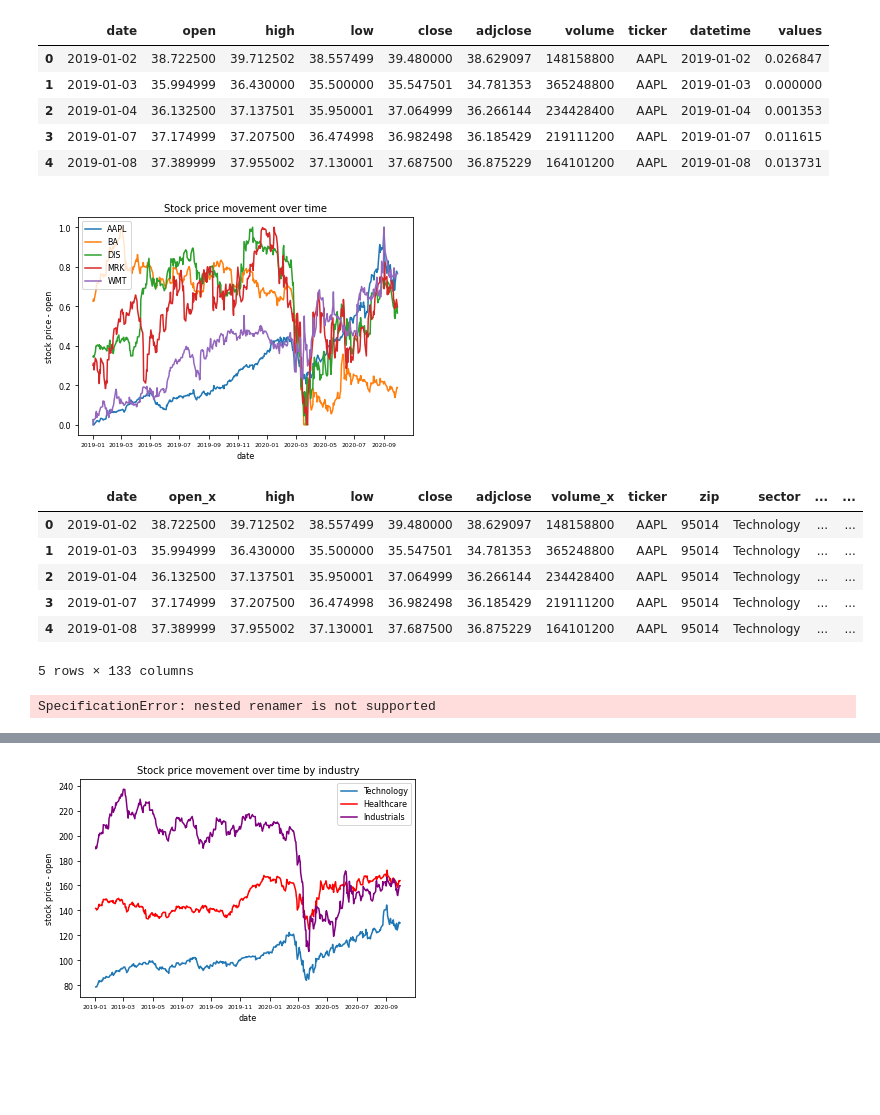
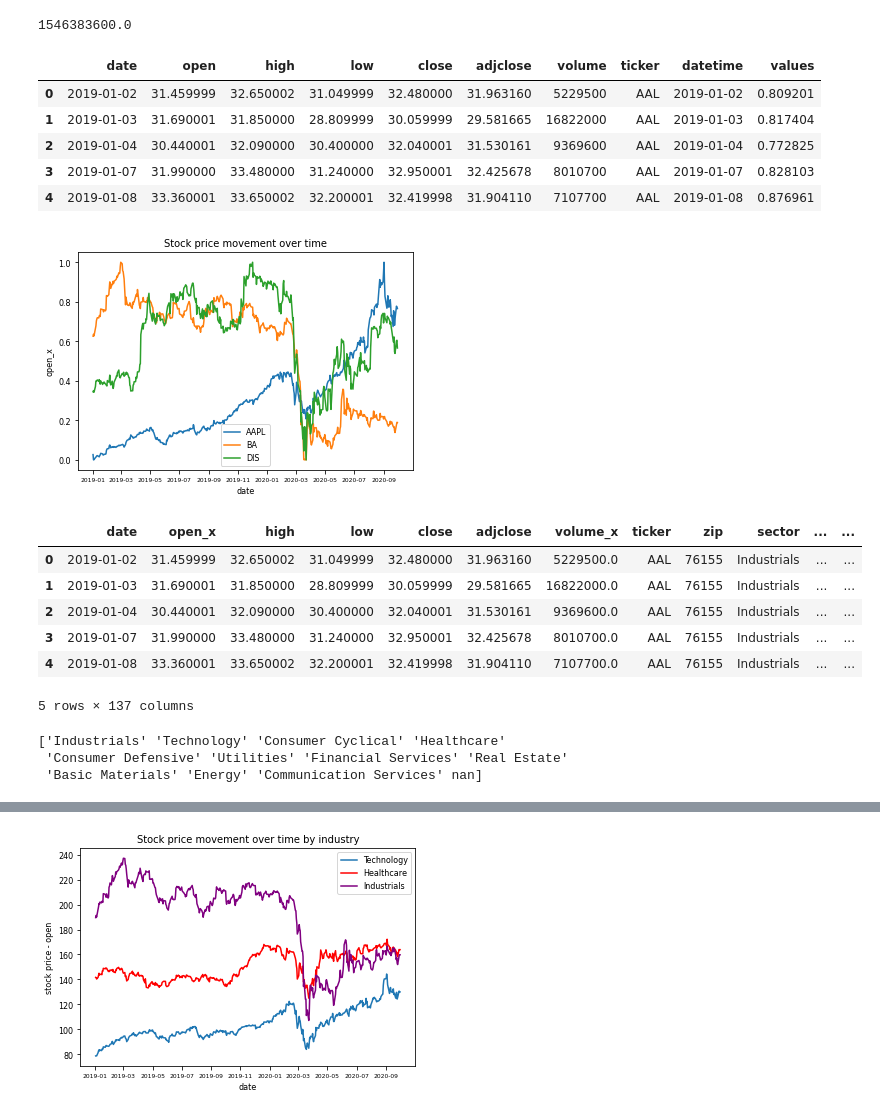
Before and after one commit to veronikahalamkova/da_projekt, a Jupyter notebook: plots.ipynb, the cells around one changed output, grey strips where cells are left out. Cells and saved outputs as stored; diff of their text form; code cells hidden in the pictures; blank space fills up the shorter version.

```diff
--- a/plots.ipynb
+++ b/plots.ipynb
@@ -10,4 +10,6 @@ import time
 import datetime
 s = "2019-01-02"
 time.mktime(datetime.datetime.strptime(s, "%Y-%m-%d").timetuple())
-df["datetime"] = df["date"].apply(lambda s: datetime.datetime.strptime(s, "%Y-%m-%d"))
+#df["datetime"] = df["date"].apply(lambda s: datetime.datetime.strptime(s, "%Y-%m-%d"))
+# %% [output]
+1546383600.0
@@ -14,5 +18,5 @@ df["datetime"] = df["date"].apply(lambda s: datetime.datetime.strptime(s, "%Y-%m
 # %%
-path = os.path.join("output", "dow", "download", "*2019-01-02_2020-09-30.csv")
+path = os.path.join("output", f"{index_choice}", "download", "*2019-01-02_2020-09-30.csv")
 stocks=glob.glob(path)
 
 stock_list= []
@@ -24,7 +28,7 @@ for file in stocks:
 
 series= []
 for stock in stock_list:
-    path= os.path.join(f"output", "dow", "download", f"{stock}_2019-01-02_2020-09-30.csv")
+    path= os.path.join(f"output", f"{index_choice}", "download", f"{stock}_2019-01-02_2020-09-30.csv")
     df = pd.read_csv(path, encoding="UTF8")
     def rename(col):
         if col.startswith("Unnamed: "):
@@ -47,11 +51,11 @@ temp_df=series[0]
 temp_df.head()
 # %% [output]
 |  | date | open | high | low | close | adjclose | volume | ticker | datetime | values |
-| 0 | 2019-01-02 | 38.722500 | 39.712502 | 38.557499 | 39.480000 | 38.629097 | 148158800 | AAPL | 2019-01-02 | 0.026847 |
-| 1 | 2019-01-03 | 35.994999 | 36.430000 | 35.500000 | 35.547501 | 34.781353 | 365248800 | AAPL | 2019-01-03 | 0.000000 |
-| 2 | 2019-01-04 | 36.132500 | 37.137501 | 35.950001 | 37.064999 | 36.266144 | 234428400 | AAPL | 2019-01-04 | 0.001353 |
-| 3 | 2019-01-07 | 37.174999 | 37.207500 | 36.474998 | 36.982498 | 36.185429 | 219111200 | AAPL | 2019-01-07 | 0.011615 |
-| 4 | 2019-01-08 | 37.389999 | 37.955002 | 37.130001 | 37.687500 | 36.875229 | 164101200 | AAPL | 2019-01-08 | 0.013731 |
+| 0 | 2019-01-02 | 31.459999 | 32.650002 | 31.049999 | 32.480000 | 31.963160 | 5229500 | AAL | 2019-01-02 | 0.809201 |
+| 1 | 2019-01-03 | 31.690001 | 31.850000 | 28.809999 | 30.059999 | 29.581665 | 16822000 | AAL | 2019-01-03 | 0.817404 |
+| 2 | 2019-01-04 | 30.440001 | 32.090000 | 30.400000 | 32.040001 | 31.530161 | 9369600 | AAL | 2019-01-04 | 0.772825 |
+| 3 | 2019-01-07 | 31.990000 | 33.480000 | 31.240000 | 32.950001 | 32.425678 | 8010700 | AAL | 2019-01-07 | 0.828103 |
+| 4 | 2019-01-08 | 33.360001 | 33.650002 | 32.200001 | 32.419998 | 31.904110 | 7107700 | AAL | 2019-01-08 | 0.876961 |
 # %%
 SMALL_SIZE = 6
 MEDIUM_SIZE = 8
@@ -65,15 +69,15 @@ plt.rc('ytick', labelsize=MEDIUM_SIZE)    # fontsize of the tick labels
 plt.rc('legend', fontsize=MEDIUM_SIZE)    # legend fontsize
 plt.rc('figure', titlesize=BIGGER_SIZE)
 # %%
-top5=["AAPL","BA","DIS","MRK","WMT"]
+top3=["AAPL","BA","DIS"]
 for index in range(len(series)):
-    if series[index]["ticker"].values[0] in top5:
+    if series[index]["ticker"].values[0] in top3:
         plt.plot("datetime", "values", label = stock_list[index], data = series[index])
 plt.xlabel('date')
-plt.ylabel('stock price - open')
+plt.ylabel('open_x')
 plt.title('Stock price movement over time')
 plt.legend()
 plt.show()
 # %% [output]
-[figure, old version]
+[figure, new version]
 # %%
@@ -83,10 +87,10 @@ dow_df["datetime"] = dow_df["date"].apply(lambda s: datetime.datetime.strptime(s
 # %%
-dow_df.head()
+final_df.head()
 # %% [output]
 |  | date | open_x | high | low | close | adjclose | volume_x | ticker | zip | sector | ... | ... |
-| 0 | 2019-01-02 | 38.722500 | 39.712502 | 38.557499 | 39.480000 | 38.629097 | 148158800 | AAPL | 95014 | Technology | ... | ... |
-| 1 | 2019-01-03 | 35.994999 | 36.430000 | 35.500000 | 35.547501 | 34.781353 | 365248800 | AAPL | 95014 | Technology | ... | ... |
-| 2 | 2019-01-04 | 36.132500 | 37.137501 | 35.950001 | 37.064999 | 36.266144 | 234428400 | AAPL | 95014 | Technology | ... | ... |
-| 3 | 2019-01-07 | 37.174999 | 37.207500 | 36.474998 | 36.982498 | 36.185429 | 219111200 | AAPL | 95014 | Technology | ... | ... |
-| 4 | 2019-01-08 | 37.389999 | 37.955002 | 37.130001 | 37.687500 | 36.875229 | 164101200 | AAPL | 95014 | Technology | ... | ... |
+| 0 | 2019-01-02 | 31.459999 | 32.650002 | 31.049999 | 32.480000 | 31.963160 | 5229500.0 | AAL | 76155 | Industrials | ... | ... |
+| 1 | 2019-01-03 | 31.690001 | 31.850000 | 28.809999 | 30.059999 | 29.581665 | 16822000.0 | AAL | 76155 | Industrials | ... | ... |
+| 2 | 2019-01-04 | 30.440001 | 32.090000 | 30.400000 | 32.040001 | 31.530161 | 9369600.0 | AAL | 76155 | Industrials | ... | ... |
+| 3 | 2019-01-07 | 31.990000 | 33.480000 | 31.240000 | 32.950001 | 32.425678 | 8010700.0 | AAL | 76155 | Industrials | ... | ... |
+| 4 | 2019-01-08 | 33.360001 | 33.650002 | 32.200001 | 32.419998 | 31.904110 | 7107700.0 | AAL | 76155 | Industrials | ... | ... |
-5 rows × 133 columns
+5 rows × 137 columns
@@ -95 +97,8 @@ _df_grouped = (_df.groupby('run_on_hw')['run_time_ms', 'run_memory_mb', 'run_inf
+# %%
+sector_list = pd.Series(data=final_df["sector"]).unique()
+print(sector_list)
+# %% [output]
+['Industrials' 'Technology' 'Consumer Cyclical' 'Healthcare'
+ 'Consumer Defensive' 'Utilities' 'Financial Services' 'Real Estate'
+ 'Basic Materials' 'Energy' 'Communication Services' nan]
 # %%
@@ -102,4 +120,0 @@ df_industrials = dow_df.loc[dow_df["sector"] == "Industrials"]
-# %%
-df_groupby = df_technology.groupby("datetime")["open_x"].agg({"open_x": "sum"})[:100].reset_index()
-# %% [output]
-SpecificationError: nested renamer is not supported
```
Also changed, not shown: parts of 13 cells of this notebook, 4 other files.
